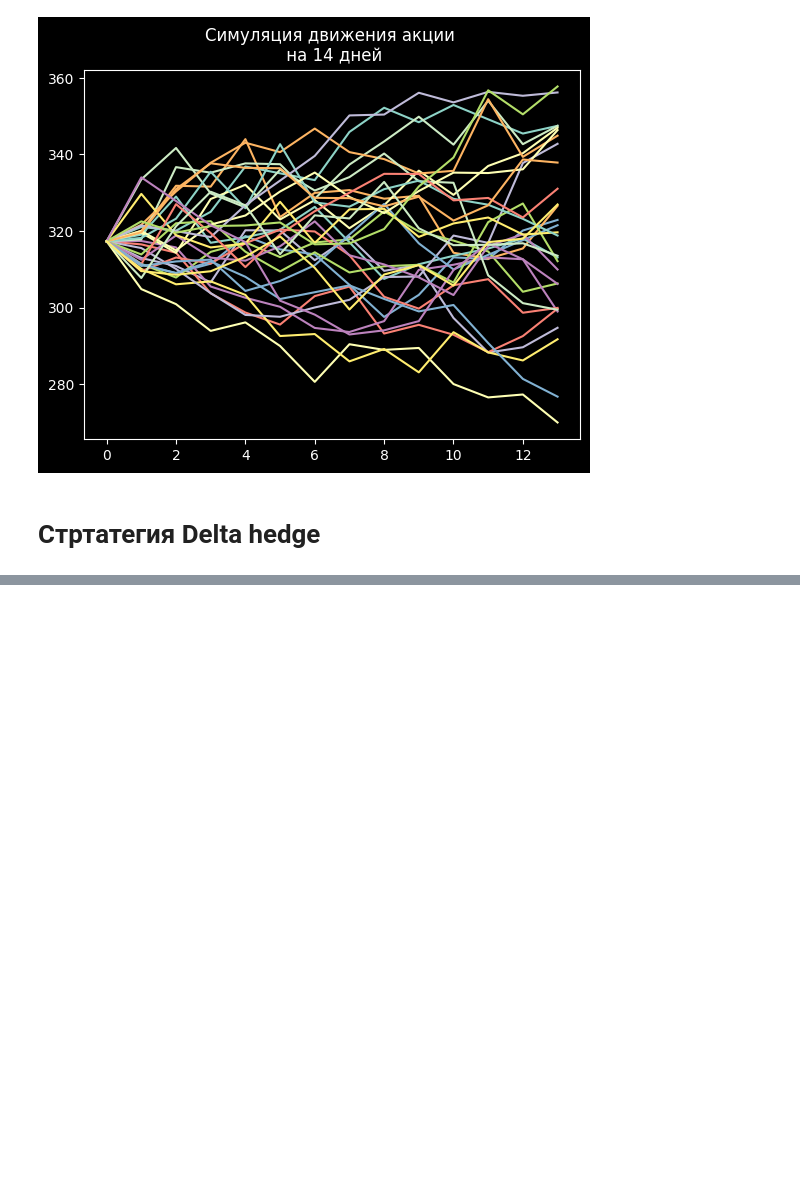
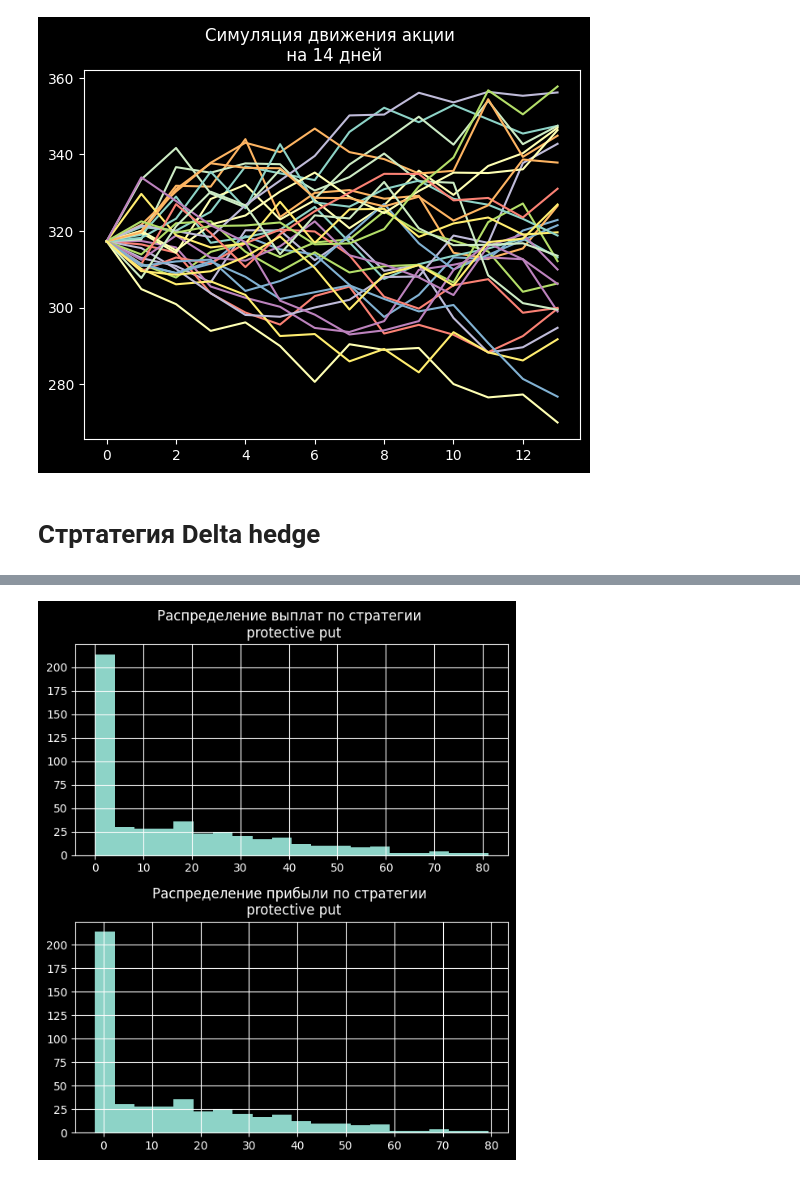
Before and after one commit to Vlad-prog-bit/msu_profinanse, a Jupyter notebook: Options.ipynb, the cells around one changed output, grey strips where cells are left out. Cells and saved outputs as stored; diff of their text form; code cells hidden in the pictures; blank space fills up the shorter version.

Commit message:
plus protective put and fixed bugs

```diff
--- a/Options.ipynb
+++ b/Options.ipynb
@@ -620,3 +643,8 @@ pay_off,profit = delta_hedge(rep = 500,T= int(option['T'] * 252) + 1,strike=opti
 # %%
-pay_off[:10]
+option = protective_put.loc[47,:]
+S = np.linspace(0,
+                option['BA'] + 100,
+                1000)
+put_payoff = np.maximum(option['strike'] - S, 0)
+put_payoff[0]
 # %% [output]
@@ -632,0 +669,21 @@ pay_off[:10]
+# %%
+def prot_put(rep,T,S0=317.1):
+    pay_off = []
+    profit = []
+    for _i in range(rep):
+        S = S0
+        for _ in range(T):
+            S = St_dt(St = S)
+        pay_off.append(np.maximum(S - put_payoff[0] , 0))
+        profit.append(np.maximum(S - put_payoff[0] , 0) - option['mid'])
+    fig,(ax1,ax2) = plt.subplots(2,1,figsize=(6,7))
+    ax1.hist(pay_off,bins=20)
+    ax1.set_title("Распределение выплат по стратегии \n protective put")
+    ax1.grid(True)
+    ax2.hist(profit,bins=20)
+    ax2.set_title("Распределение прибыли по стратегии \n protective put")
+    ax2.grid(True)
+    plt.tight_layout()
+prot_put(rep = 500,T= int(option['T'] * 252) + 1,S0=option["BA"])
+# %% [output]
+[figure, added]
```
Also changed, not shown: parts of 8 cells of this notebook.
